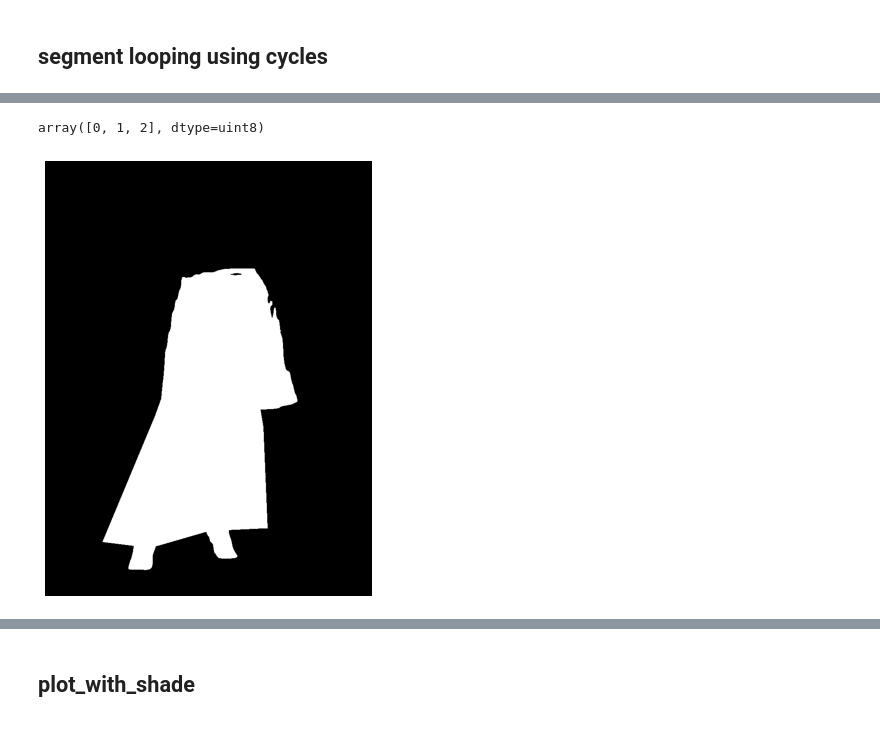
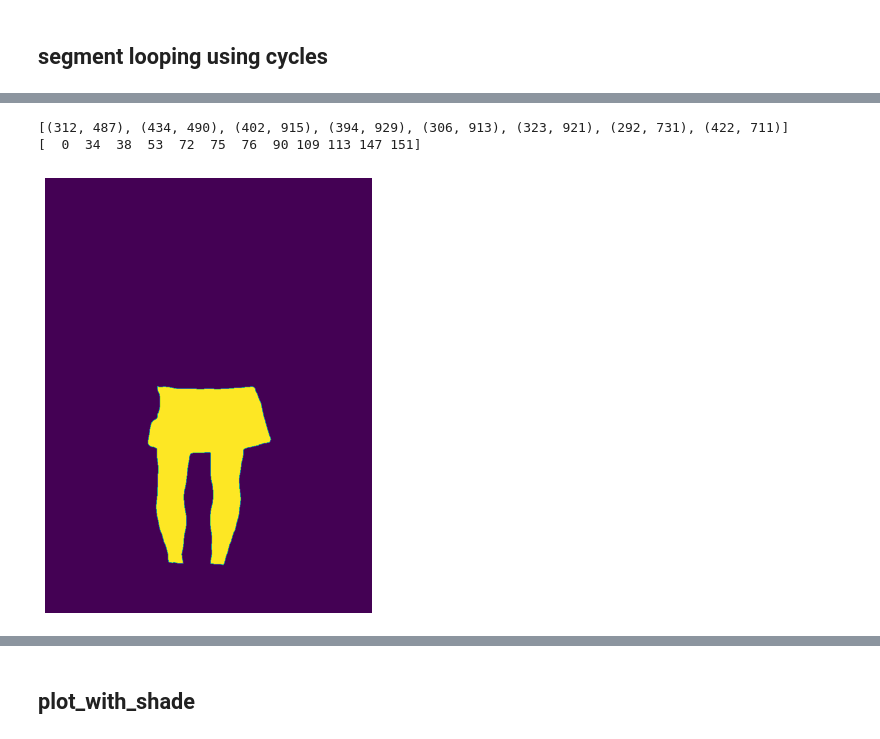
Before and after one commit to Viroslav/CV_final_task, a Jupyter notebook: Final_task.ipynb, the cells around one changed output, grey strips where cells are left out. Cells and saved outputs as stored; diff of their text form; code cells hidden in the pictures.

```diff
--- a/Final_task.ipynb
+++ b/Final_task.ipynb
@@ -322,6 +345,5 @@ array([  0,  22,  34,  38,  72,  75,  76,  90, 109, 113, 147, 151],
 # %%
 def shaded_segmentation_mask_2(image, human_parsing, pose_json):
-    # Create a black mask with the same size as the image
     mask = np.zeros_like(image[:, :, 0])
 
     pose_json_need = [pose_json["LHip"],   pose_json["RHip"],
@@ -329,24 +351,25 @@ def shaded_segmentation_mask_2(image, human_parsing, pose_json):
                       pose_json["LAnkle"], pose_json["LHeel"],
                       pose_json["LKnee"],  pose_json["RKnee"]]
     print(pose_json_need)
+    print(np.unique(human_parsing))
+    list_of_count_needed = [34, 38, 76]
+    list_of_cont_trash = [19, 22, 53, 72, 75, 90, 109, 113, 147, 151]
 
-    # Iterate over the key points
     for x, y in pose_json_need:
         # Check if the point falls into the body part or clothes region in the human parsing mask
-        if human_parsing[int(y), int(x)] in np.unique(human_parsing):
-            #print('g')
-            # If the point falls into a body part or clothes region, include it in the mask
-            mask[human_parsing == human_parsing[int(y), int(x)]] = 1
-            #mask[int(y), int(x)] = 100
-            #show(mask)
-            #print(mask.sum())
+        #if human_parsing[int(y), int(x)] in np.unique(human_parsing):
+        if (human_parsing[int(y), int(x)] in list_of_count_needed) or (human_parsing[int(y)+10, int(x)] in list_of_count_needed):
+            if (human_parsing[int(y), int(x)] in list_of_count_needed):
+                # If the point falls into a body part or clothes region, include it in the mask
+                mask[human_parsing == human_parsing[int(y), int(x)]] = 1
+                #show(mask)
+            elif (human_parsing[int(y)+10, int(x)] in list_of_count_needed):
+                mask[human_parsing == human_parsing[int(y)+10, int(x)]] = 1
+                #show(mask)
 
     # Apply morphological operations to fill in the gaps in the mask
     #kernel = np.ones((5, 5), np.uint8)
     #mask = cv2.morphologyEx(mask, cv2.MORPH_CLOSE, kernel)
     #mask = cv2.morphologyEx(mask, cv2.MORPH_OPEN, kernel)
 
-    # Apply the mask to the image
-    #result = cv2.bitwise_and(image, mask)
-
     return mask
@@ -368,12 +376,8 @@ show(total, cmap = 'gray')
-# %%
-np.unique(total)
-# %% [output]
-array([0, 1, 2], dtype=uint8)
-# %%
-gray_indices = np.where(total == 2)
-
-# set the values of the gray pixels to 1 (white)
-total[gray_indices] = 1
-show(total, cmap='gray')
-# %% [output]
-[figure, removed]
+# %%
+human_parsing_test = cv2.cvtColor(human_parsing['48388_00.png'], cv2.COLOR_RGB2GRAY)
+t = shaded_segmentation_mask_2(image['48388_00.jpg'], human_parsing_test, to_test_json(pose_json['48388_00_keypoints.json']))
+show(t)
+# %% [output]
+[(312, 487), (434, 490), (402, 915), (394, 929), (306, 913), (323, 921), (292, 731), (422, 711)]
+[  0  34  38  53  72  75  76  90 109 113 147 151]
+[figure, added]
```
Also changed, not shown: parts of 30 cells of this notebook.
